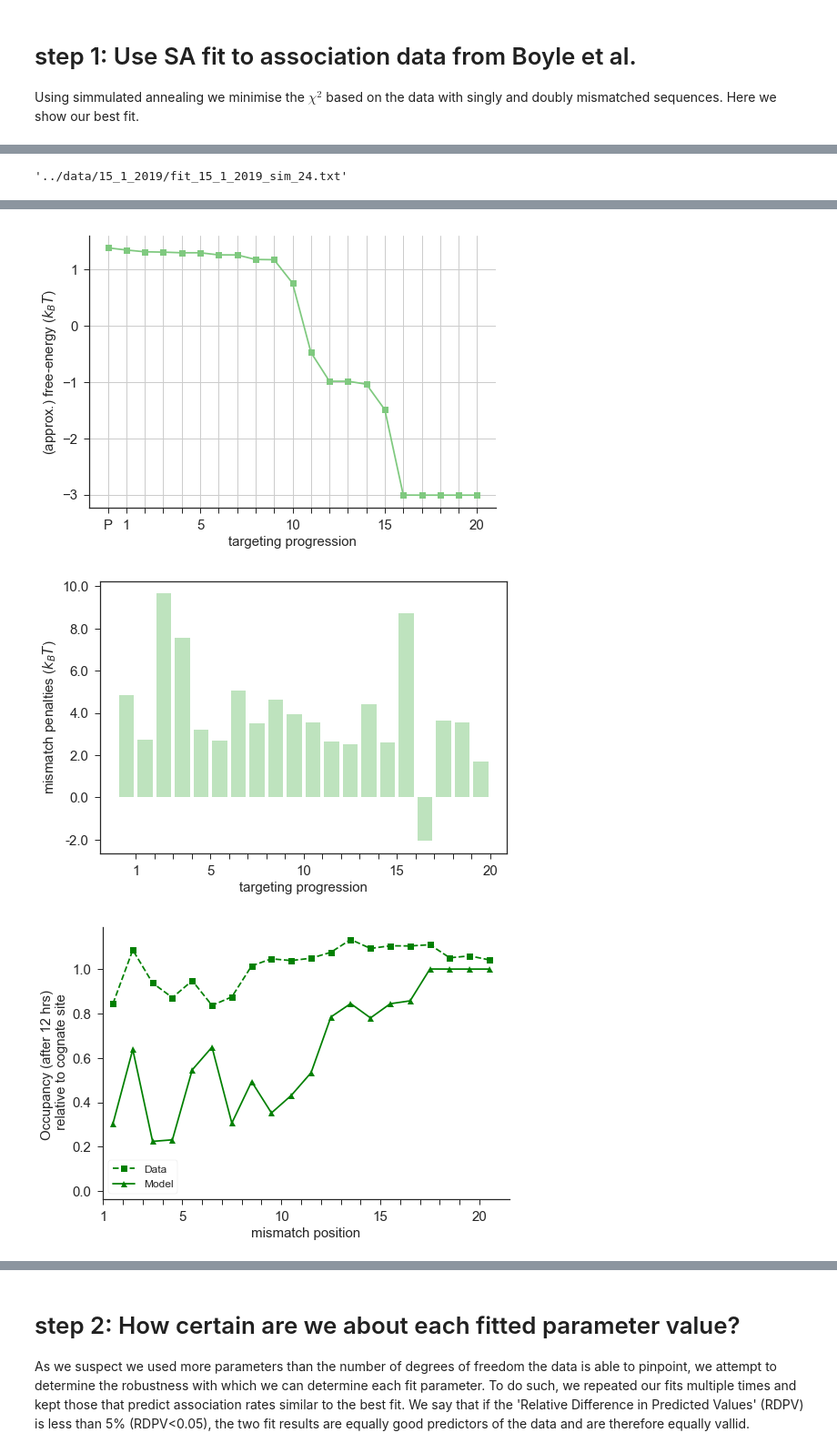
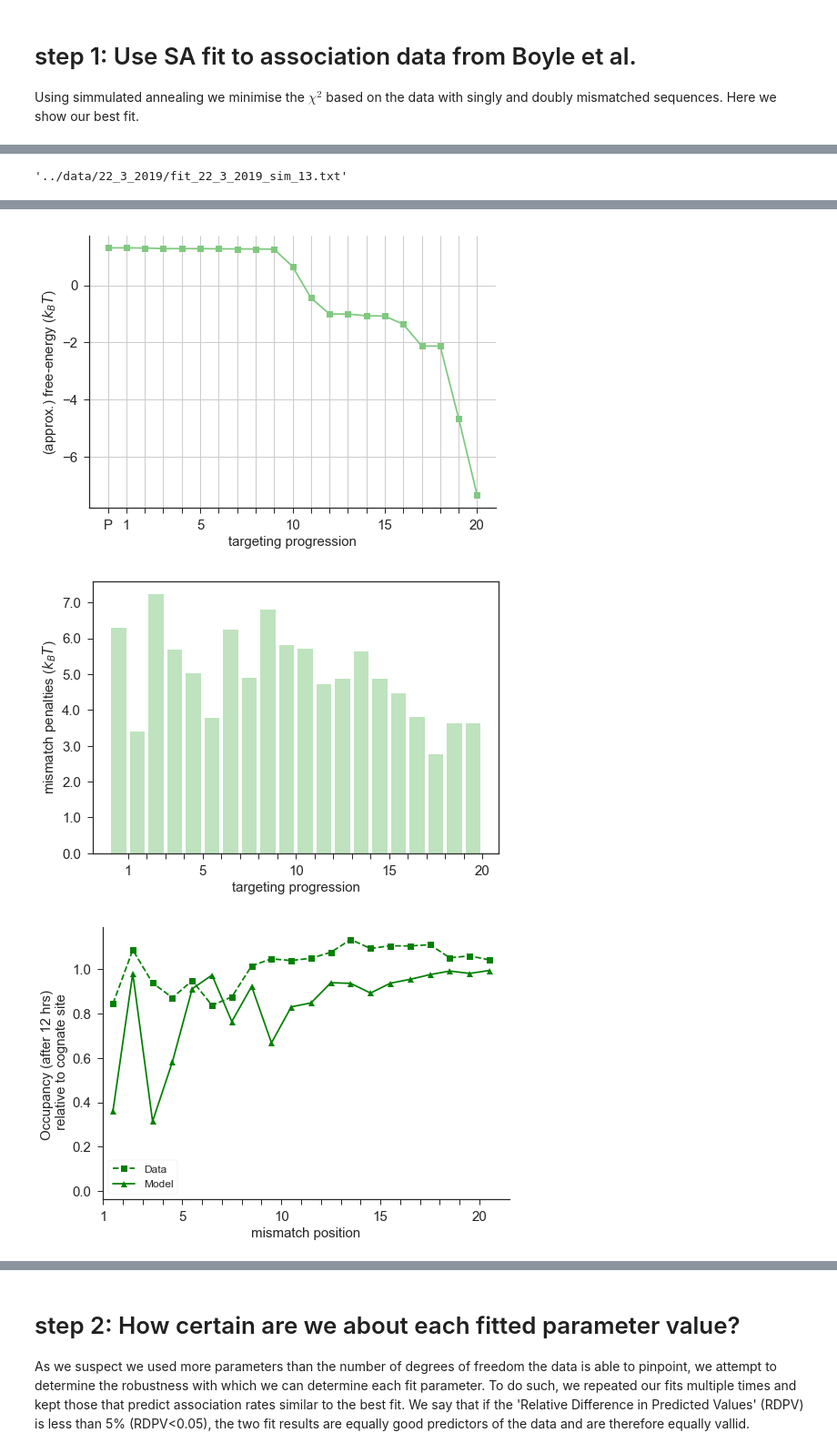
Before and after one commit to martin-depken/Energy-Landscape, a Jupyter notebook: code_Boyle/characterising free-energy landscape (d)Cas9 not initiation limited .ipynb, the cells around one changed output, grey strips where cells are left out. Shown at 91% size. Drawn from its saved outputs; the diff is of its cells as text; code cells hidden in the pictures.

```diff
--- a/code_Boyle/characterising free-energy landscape (d)Cas9 not initiation limited .ipynb
+++ b/code_Boyle/characterising free-energy landscape (d)Cas9 not initiation limited .ipynb
@@ -29,6 +29,9 @@ reload(Bdata);
 
 import read_model_ID;
 reload(read_model_ID);
+
+
+data_folder = '../data/22_3_2019/'
 # %% [markdown]
 # step 1: Use SA fit to association data from Boyle et al.
 
@@ -42,8 +45,8 @@ chi_squared = []
 
 #---------- collect simulations ---------------
 for sim in range(1,51):
-    sa = pd.read_csv('../data/15_1_2019/fit_15_1_2019_sim_' +str(sim)+'.txt', delimiter='\t', index_col=45)
-    filename = '../data/15_1_2019/fit_15_1_2019_sim_' +str(sim) +'.txt'
+    sa = pd.read_csv(data_folder + 'fit_22_3_2019_sim_' +str(sim)+'.txt', delimiter='\t', index_col=45)
+    filename = data_folder + 'fit_22_3_2019_sim_' +str(sim) +'.txt'
     chi_squared.append(sa.Potential.iloc[-1])
     simset.append(filename)
 
@@ -60,10 +57,11 @@ array([23, 14, 29, 28, 10, 20, 43,  4, 16, 49,  0, 46, 33, 48, 38, 35, 31,
 # %%
 best_fit
 # %% [output]
-'../data/15_1_2019/fit_15_1_2019_sim_24.txt'
+'../data/22_3_2019/fit_22_3_2019_sim_13.txt'
 # %%
 model_id = 'general_energies_no_kPR'
-filename = simset[np.argsort(chi_squared)[3]]
+# filename = simset[np.argsort(chi_squared)[3]]
+filename = best_fit
 Nparams = 43
 parameters = plt_B.load_simm_anneal(filename, Nparams)
 
@@ -101,3 +99,3 @@ _,_ = plt_B.plot_heatmap(Model_off ,kind='OffRate')
-[figure, old version]
+[figure, new version]
-[figure, old version]
+[figure, new version]
-[figure, old version]
+[figure, new version]
```
Also changed, not shown: parts of 15 cells of this notebook, 52 other files.
